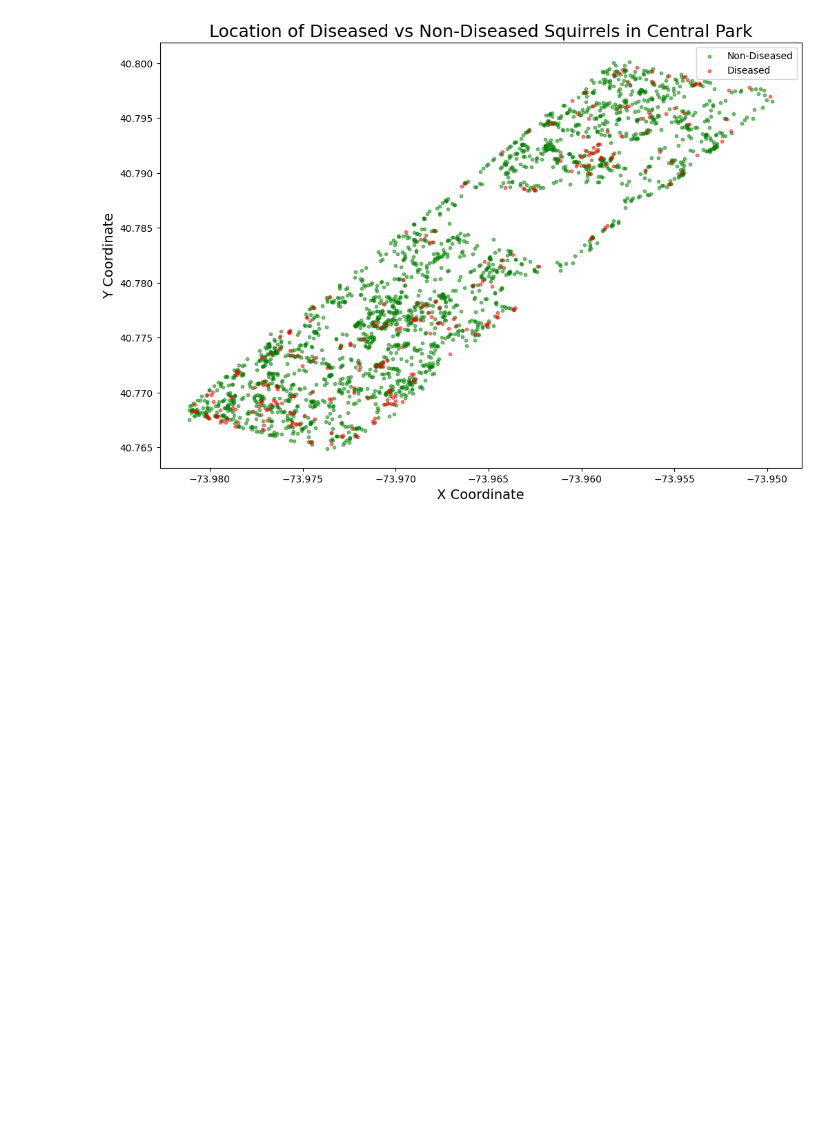
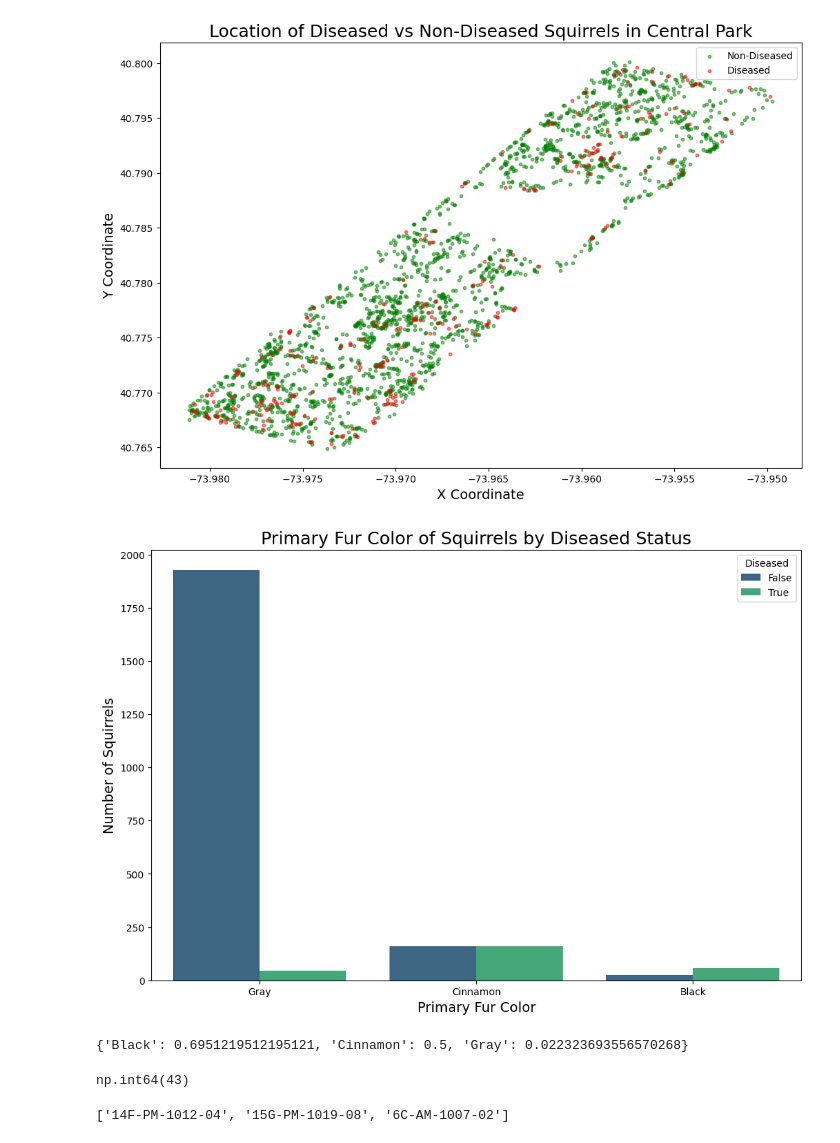
Before and after one commit to coleaydelotte/Nutosis, a Jupyter notebook: Nutosis.ipynb, the cells around one changed output. Cells and saved outputs as stored; diff of their text form; code cells hidden in the pictures; blank space fills up the shorter version.

```diff
--- a/Nutosis.ipynb
+++ b/Nutosis.ipynb
@@ -231,3 +231,34 @@ plt.legend()
 plt.show()
 # %% [output]
 [figure]
+# %%
+#plots the highlight fur color of the squirrels correlation with the diseased squirrels
+plt.figure(figsize=(12,8))
+sns.countplot(x='Primary Fur Color', hue='Diseased', data=data, palette='viridis')
+plt.title('Primary Fur Color of Squirrels by Diseased Status', fontsize=18)
+plt.xlabel('Primary Fur Color', fontsize=14)
+plt.ylabel('Number of Squirrels', fontsize=14)
+plt.show()
+# %% [output]
+[figure, added]
+# %%
+# Actual Percentage values
+value_counts = data['Primary Fur Color'].value_counts()
+diseased_data = data[data['Diseased'] == True]
+diseased_counts = diseased_data['Primary Fur Color'].value_counts()
+vals = (diseased_counts / value_counts).to_dict()
+print(vals)
+# %% [output]
+{'Black': 0.6951219512195121, 'Cinnamon': 0.5, 'Gray': 0.022323693556570268}
+# %%
+data["Primary Fur Color"].isnull().sum()
+# %% [output]
+np.int64(43)
+# %%
+filtered_rows = data[(data["Diseased"] == True) & (data["Primary Fur Color"].isna())]
+bad_ids = []
+for _, i in filtered_rows.iterrows():
+    bad_ids.append(i["Unique Squirrel ID"])
+print(bad_ids)
+# %% [output]
+['14F-PM-1012-04', '15G-PM-1019-08', '6C-AM-1007-02']
```
Also changed, not shown: parts of 1 cell of this notebook.
